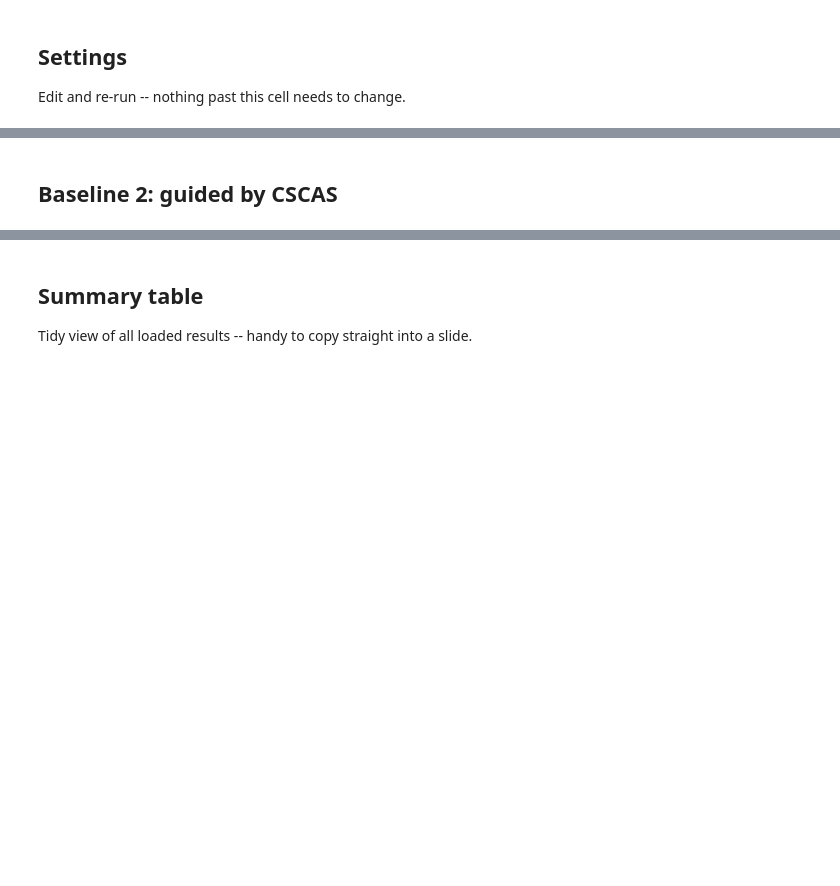
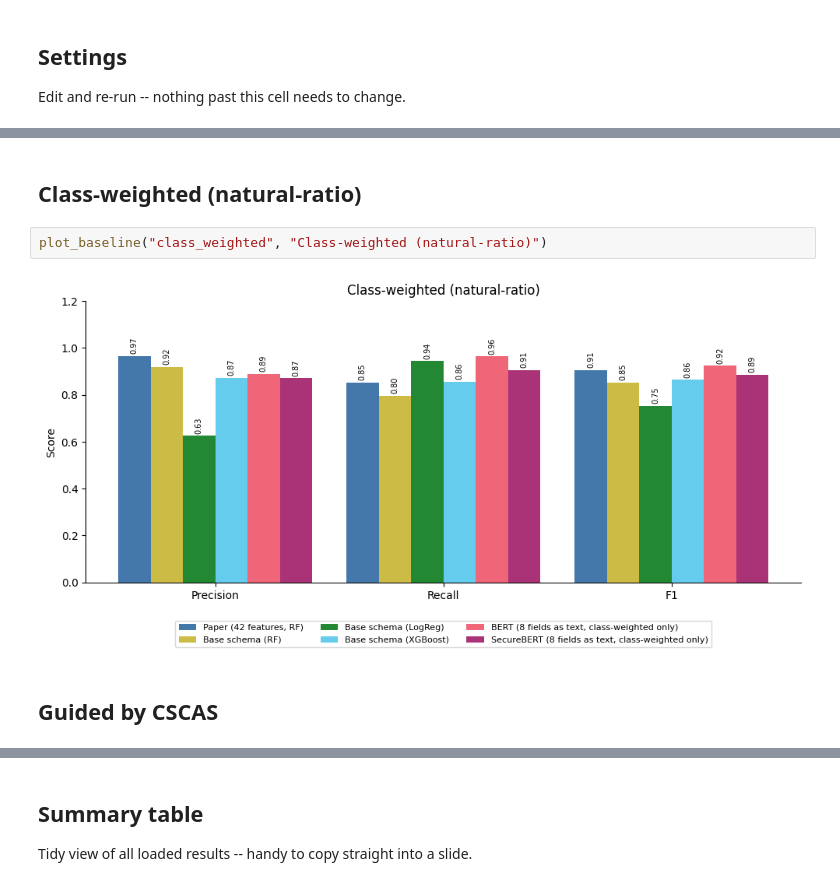
Before and after one commit to annaneliaa/msc-thesis, a Jupyter notebook: src/thesis/notebooks/baselines/cscas_baseline_comparison.ipynb, the cells around one changed output, grey strips where cells are left out. Saved outputs shown, nothing was run; the diff lists cells and outputs as text; blank space fills up the shorter version.

```diff
--- a/src/thesis/notebooks/baselines/cscas_baseline_comparison.ipynb
+++ b/src/thesis/notebooks/baselines/cscas_baseline_comparison.ipynb
@@ -95,3 +125,9 @@ No results loaded -- run the baseline scripts first.
+# %% [markdown]
+## Class-weighted (natural-ratio)
+# %%
+plot_baseline("class_weighted", "Class-weighted (natural-ratio)")
+# %% [output]
+[figure, added]
 # %% [markdown]
-## Baseline 2: guided by CSCAS
+## Guided by CSCAS
 # %%
```
Also changed, not shown: parts of 11 cells of this notebook, 9 other files.
